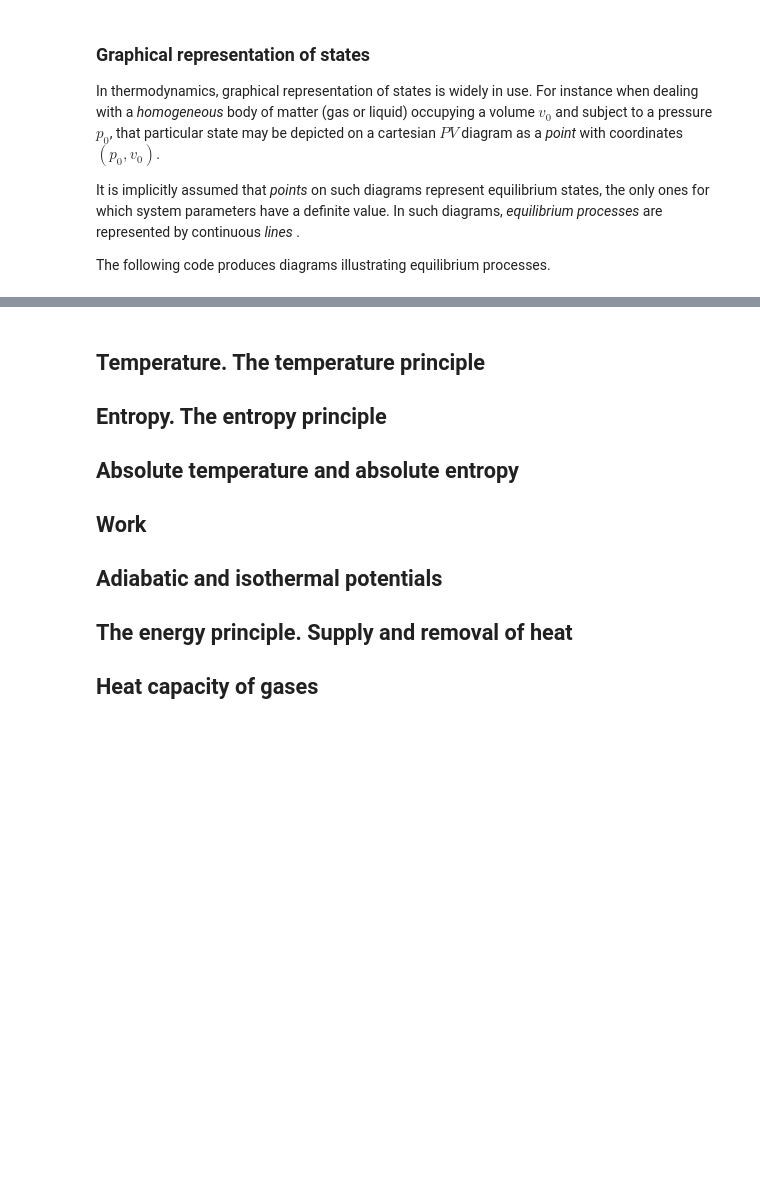
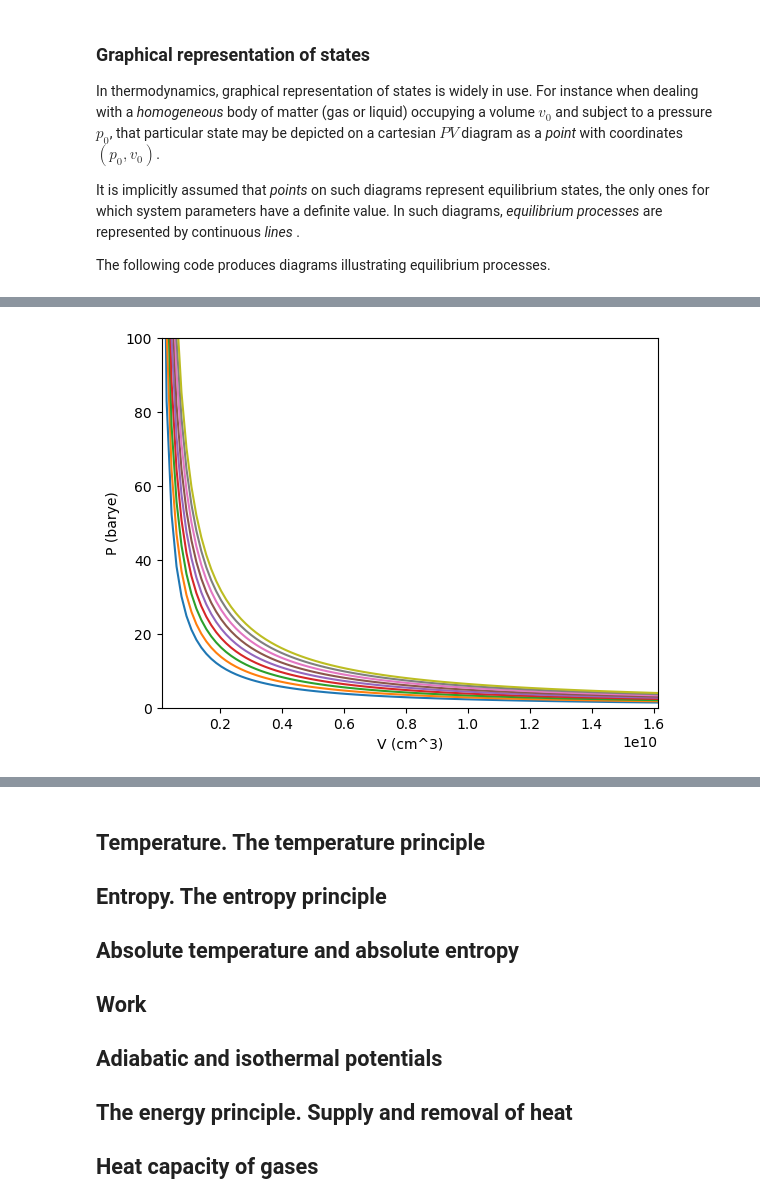
Before and after one commit to ollecram/TnSM_Notes, a Jupyter notebook: 01_Thermodynamics.ipynb, the cells around one changed output, grey strips where cells are left out. Drawn from its saved outputs; the diff is of its cells as text; code cells hidden in the pictures; blank space fills up the shorter version.

Commit message:
Added perfect gas code with plot

```diff
--- a/01_Thermodynamics.ipynb
+++ b/01_Thermodynamics.ipynb
@@ -121,0 +22,82 @@ vdwN (generic function with 2 methods)
+# %%
+using PyPlot
+
+KB = 1.380648813e-16            ## [erg][K]^{-1}            Boltzman constant
+NA = 6.022e23                   ## [mol]^{-1}               Avogadro number
+R  = NA * KB                    ## [erg][K]^{-1}[mol]^{-1}  Gas constant
+seaLevelPressure = 1013250.0    ## barye  [101.325 kilo-Pascal]
+
+#
+# Returns the pressure of a perfect gas, given n, t and v.
+#
+# n          is the number of moles of the substance contained in the volume v
+# t          is the temperature
+# v          is the volume
+#
+function perfectP(n::Float64, t::Float64, v::Float64)
+    return n * R * t / v
+end
+
+#
+# Returns the volume of a perfect gas, given n, t and p.
+#
+# n          is the number of moles of the substance contained in the volume v
+# t          is the temperature
+# p          is the pressure
+function perfectV(n::Float64, t::Float64, p::Float64)
+    return n * R * t / p
+end
+
+#
+# Returns the temperature of a perfect gas, given n, v and p.
+#
+# n          is the number of moles of the substance contained in the volume v
+# v          is the volume
+# p          is the pressure
+function perfectT(n::Float64, v::Float64, p::Float64)
+    return (p * v) / (n * R)
+end
+
+
+#
+# Returns the number of moles of a perfect gas, given v, t and p.
+#
+# n          is the number of moles of the substance contained in the volume v
+# v          is the volume
+# p          is the pressure
+function perfectN(v::Float64, p::Float64, t::Float64)
+    return (p * v) / (R * t)
+end
+
+t0 = 273.0  # [K]     0 Celsius
+t1 = 773.0  # [K]   500 Celsius
+
+p0 = 1.0      # [dyn][cm]^{-2} = 1 barye = 0.1 Pascal (Pascal = 1 [newton][m]^{-2})
+p1 = 100.0    # 100 barye = 10 Pascal
+
+v0 = perfectV(1.0, t0, p1)
+v1 = perfectV(1.0, t1, p0)
+
+vDelta = (v1-v0)/400
+vMin = (v1+v0)/4.0 - 100*vDelta
+vMax = (v1+v0)/4.0
+vGrid  = vMin:vDelta:vMax
+#vGrid  = v0:vDelta:v1
+
+tDelta = (t1-t0)/8.0
+tGrid  = t0:tDelta:t1
+
+xlim(vMin, vMax)
+ylim(0, 100)
+xlabel("V (cm^3)")
+ylabel("P (barye)")
+
+for t in tGrid
+    p = [perfectP(1.0, t, v) for v in vGrid]
+    plot(vGrid, p)
+end
+
+litersPerMoleAtStandardConditions = perfectV(1.0, 293.0, seaLevelPressure)*0.001   # At 20 Celsius, Seal-level pressure
+println("1 mole of perfect gas occupies $litersPerMoleAtStandardConditions liters")
+# %% [output]
+[figure, added]
```
Also changed, not shown: parts of 2 cells of this notebook.
